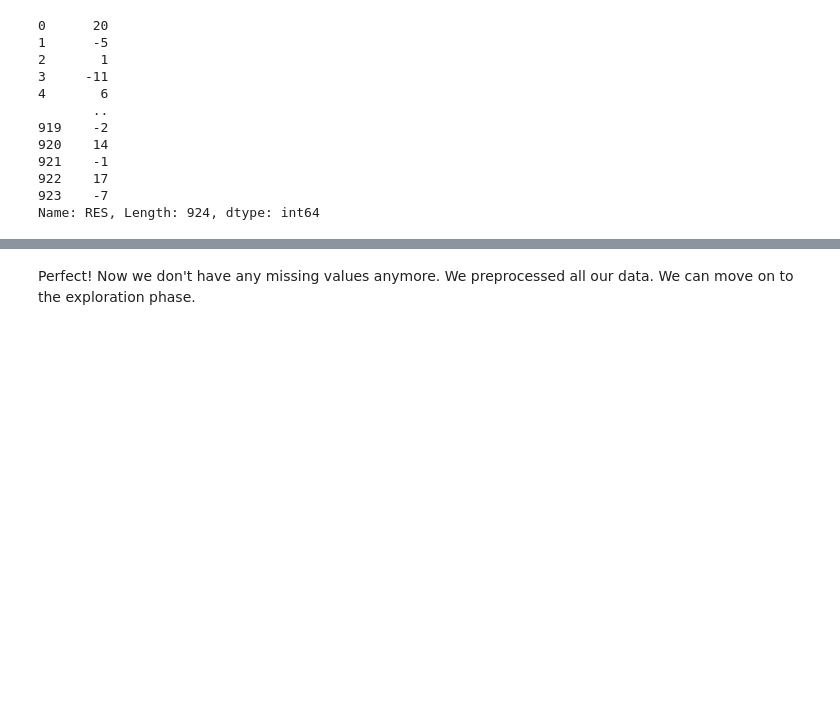
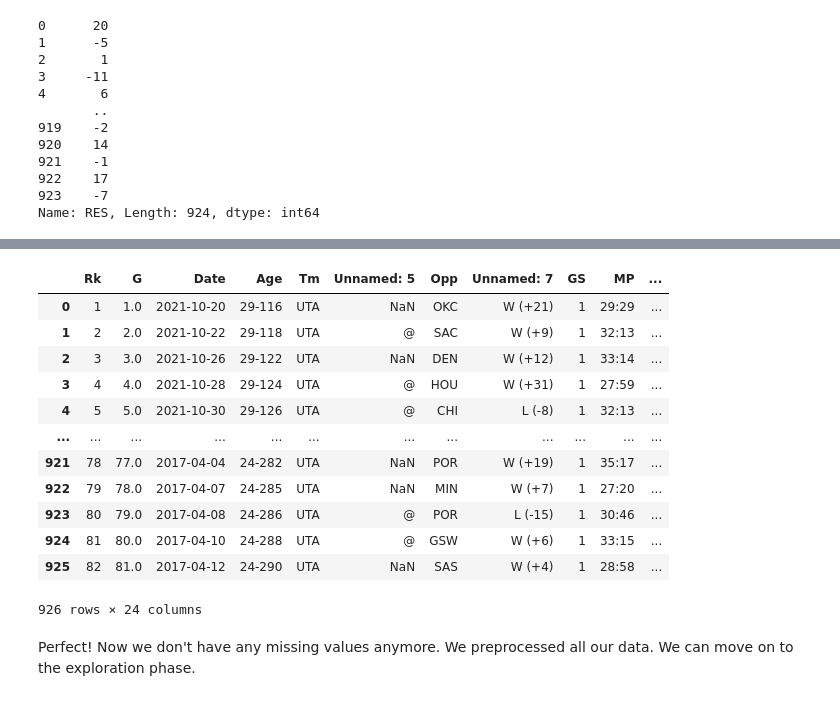
Before and after one commit to dounya-bourhani/NBA_stats_analysis, a Jupyter notebook: main_notebook.ipynb, the cells around one changed output, grey strips where cells are left out. Saved outputs shown, nothing was run; the diff lists cells and outputs as text; code cells hidden in the pictures; blank space fills up the shorter version.

```diff
--- a/main_notebook.ipynb
+++ b/main_notebook.ipynb
@@ -214,3 +247,31 @@ stats_dataframe.head()
+# %%
+# List all CSV files in the data folder that start with 'RD'
+rd_csv_files = [f for f in os.listdir(data_folder) if f.startswith('RD')]
+
+# Read and concatenate all CSV files
+rd_dataframes = [pd.read_csv(os.path.join(data_folder, file)) for file in rd_csv_files]
+
+# Concatenate the dataframes
+rd_stats_dataframe = pd.concat(rd_dataframes, ignore_index=True)
+rd_stats_dataframe
+# # Select only the Date and DRtg columns
+# rd_stats_dataframe = rd_stats_dataframe[['Date', 'DRtg']]
+
+# rd_stats_dataframe.head()
+# %% [output]
+|  | Rk | G | Date | Age | Tm | Unnamed: 5 | Opp | Unnamed: 7 | GS | MP | ... |
+| 0 | 1 | 1.0 | 2021-10-20 | 29-116 | UTA | NaN | OKC | W (+21) | 1 | 29:29 | ... |
+| 1 | 2 | 2.0 | 2021-10-22 | 29-118 | UTA | @ | SAC | W (+9) | 1 | 32:13 | ... |
+| 2 | 3 | 3.0 | 2021-10-26 | 29-122 | UTA | NaN | DEN | W (+12) | 1 | 33:14 | ... |
+| 3 | 4 | 4.0 | 2021-10-28 | 29-124 | UTA | @ | HOU | W (+31) | 1 | 27:59 | ... |
+| 4 | 5 | 5.0 | 2021-10-30 | 29-126 | UTA | @ | CHI | L (-8) | 1 | 32:13 | ... |
+| ... | ... | ... | ... | ... | ... | ... | ... | ... | ... | ... | ... |
+| 921 | 78 | 77.0 | 2017-04-04 | 24-282 | UTA | NaN | POR | W (+19) | 1 | 35:17 | ... |
+| 922 | 79 | 78.0 | 2017-04-07 | 24-285 | UTA | NaN | MIN | W (+7) | 1 | 27:20 | ... |
+| 923 | 80 | 79.0 | 2017-04-08 | 24-286 | UTA | @ | POR | L (-15) | 1 | 30:46 | ... |
+| 924 | 81 | 80.0 | 2017-04-10 | 24-288 | UTA | @ | GSW | W (+6) | 1 | 33:15 | ... |
+| 925 | 82 | 81.0 | 2017-04-12 | 24-290 | UTA | NaN | SAS | W (+4) | 1 | 28:58 | ... |
+926 rows × 24 columns
 # %% [markdown]
 Perfect! Now we don't have any missing values anymore. We preprocessed all our data. We can move on to the exploration phase.
 # %%
```
Also changed, not shown: parts of 12 cells of this notebook, 16 other files.
